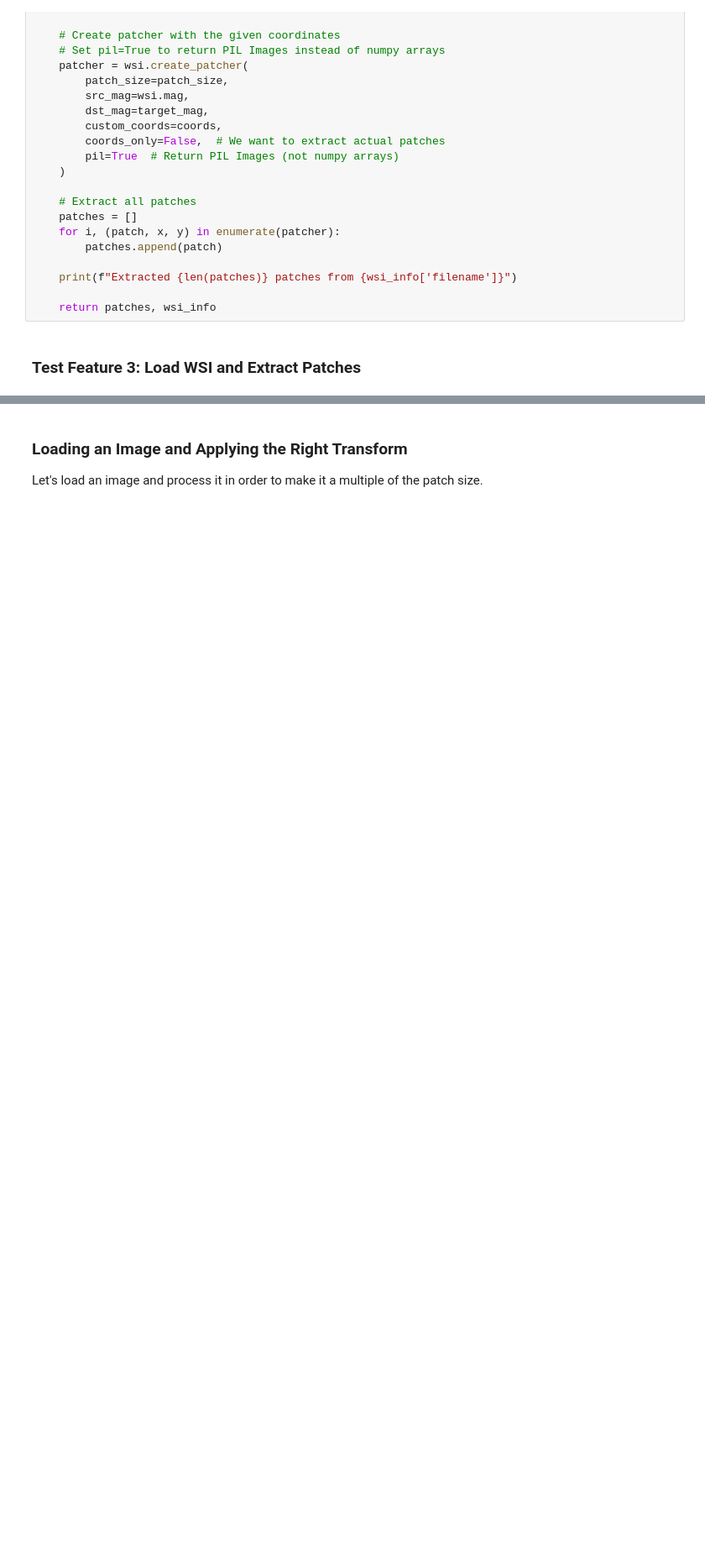
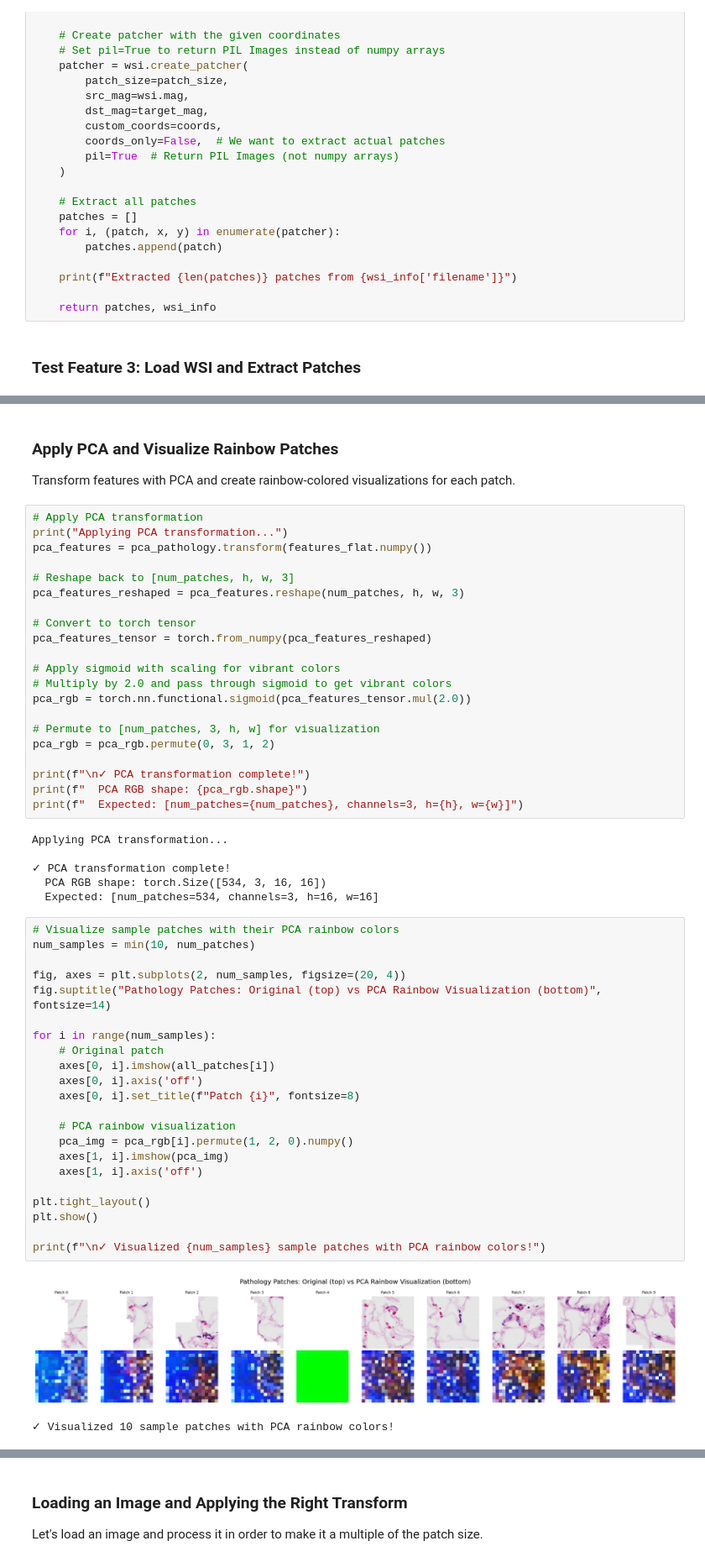
Before and after one commit to farhatnadim/dinov3, a Jupyter notebook: notebooks/pca_pathology.ipynb, the cells around one changed output, grey strips where cells are left out. Shown at 84% size. Cells and saved outputs as stored; diff of their text form; blank space fills up the shorter version.

```diff
--- a/notebooks/pca_pathology.ipynb
+++ b/notebooks/pca_pathology.ipynb
@@ -287,0 +457,56 @@ print("\n✓ Feature 3 test completed successfully!")
+# %% [markdown]
+### Apply PCA and Visualize Rainbow Patches
+
+Transform features with PCA and create rainbow-colored visualizations for each patch.
+# %%
+# Apply PCA transformation
+print("Applying PCA transformation...")
+pca_features = pca_pathology.transform(features_flat.numpy())
+
+# Reshape back to [num_patches, h, w, 3]
+pca_features_reshaped = pca_features.reshape(num_patches, h, w, 3)
+
+# Convert to torch tensor
+pca_features_tensor = torch.from_numpy(pca_features_reshaped)
+
+# Apply sigmoid with scaling for vibrant colors
+# Multiply by 2.0 and pass through sigmoid to get vibrant colors
+pca_rgb = torch.nn.functional.sigmoid(pca_features_tensor.mul(2.0))
+
+# Permute to [num_patches, 3, h, w] for visualization
+pca_rgb = pca_rgb.permute(0, 3, 1, 2)
+
+print(f"\n✓ PCA transformation complete!")
+print(f"  PCA RGB shape: {pca_rgb.shape}")
+print(f"  Expected: [num_patches={num_patches}, channels=3, h={h}, w={w}]")
+# %% [output]
+Applying PCA transformation...
+
+✓ PCA transformation complete!
+  PCA RGB shape: torch.Size([534, 3, 16, 16])
+  Expected: [num_patches=534, channels=3, h=16, w=16]
+# %%
+# Visualize sample patches with their PCA rainbow colors
+num_samples = min(10, num_patches)
+
+fig, axes = plt.subplots(2, num_samples, figsize=(20, 4))
+fig.suptitle("Pathology Patches: Original (top) vs PCA Rainbow Visualization (bottom)", fontsize=14)
+
+for i in range(num_samples):
+    # Original patch
+    axes[0, i].imshow(all_patches[i])
+    axes[0, i].axis('off')
+    axes[0, i].set_title(f"Patch {i}", fontsize=8)
+
+    # PCA rainbow visualization
+    pca_img = pca_rgb[i].permute(1, 2, 0).numpy()
+    axes[1, i].imshow(pca_img)
+    axes[1, i].axis('off')
+
+plt.tight_layout()
+plt.show()
+
+print(f"\n✓ Visualized {num_samples} sample patches with PCA rainbow colors!")
+# %% [output]
+[figure, added]
+✓ Visualized 10 sample patches with PCA rainbow colors!
```
Also changed, not shown: parts of 37 cells of this notebook, 5 other files.
